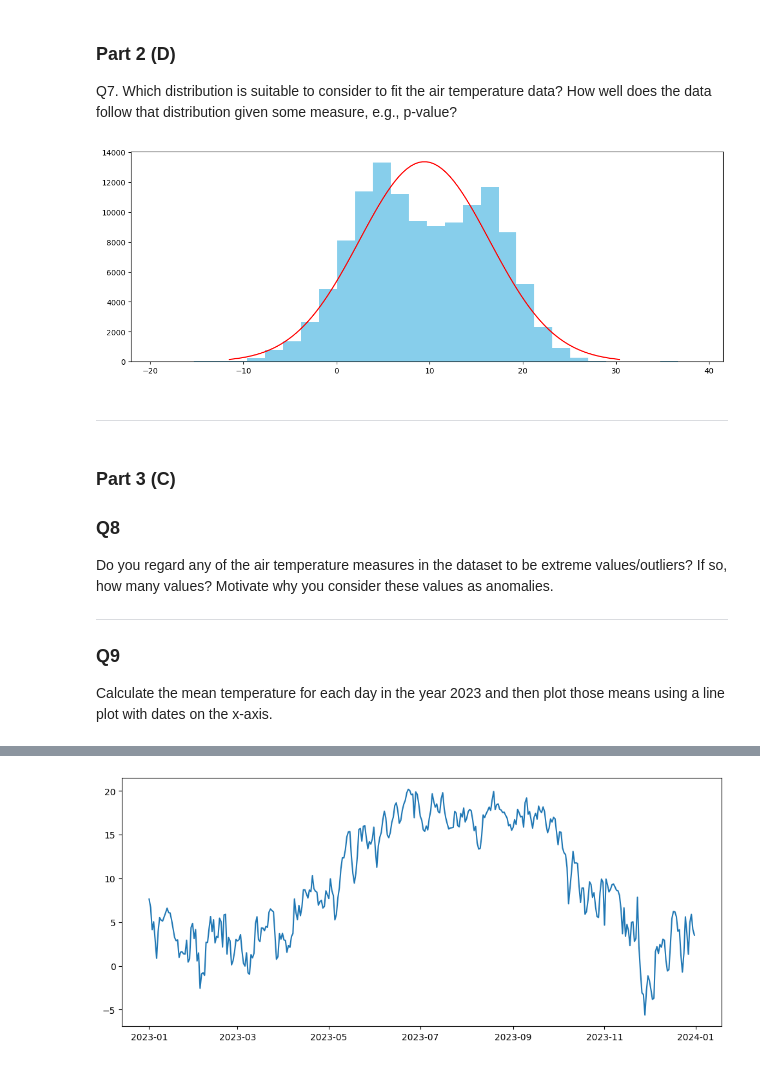
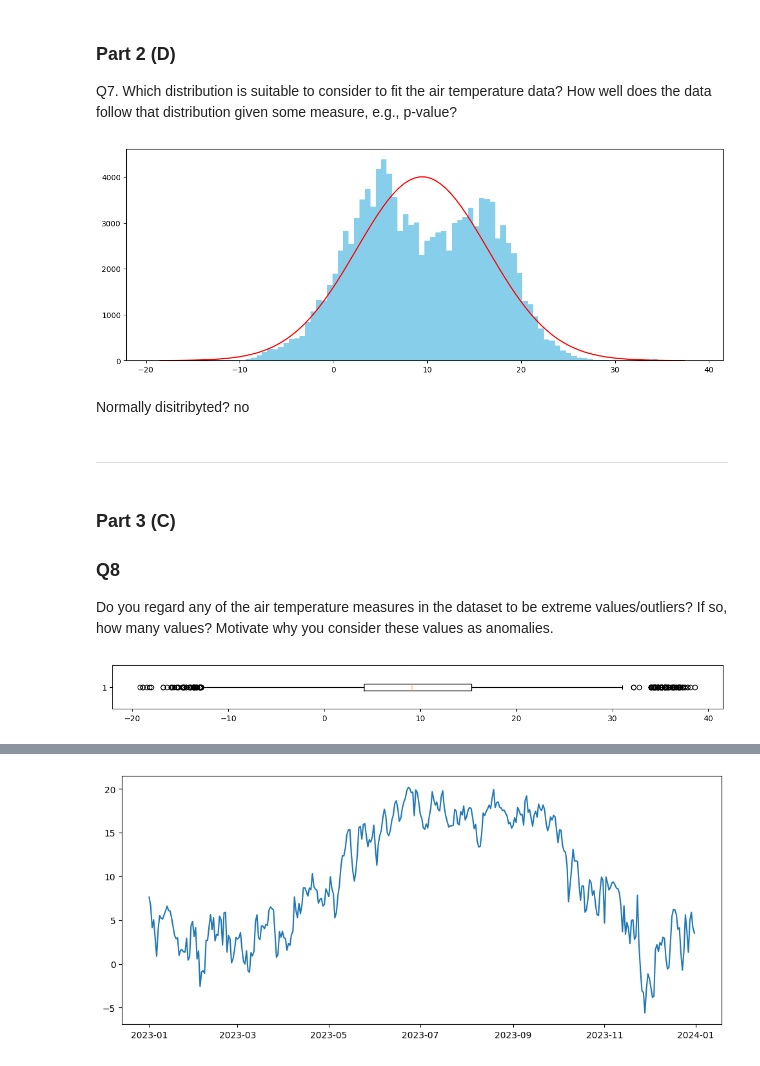
Before and after one commit to Globose/dv1597, a Jupyter notebook: a1/book.ipynb, the cells around one changed output, grey strips where cells are left out. Saved outputs shown, nothing was run; the diff lists cells and outputs as text; code cells hidden in the pictures.

```diff
--- a/a1/book.ipynb
+++ b/a1/book.ipynb
@@ -104,0 +64,27 @@ Missing timestamps: 694
+# %%
+# # Missing values investigation
+df = df_original.copy()
+
+# Remove duplicates
+df = df.drop_duplicates().reset_index(drop=True)
+
+# Convert date and time to one datetime column
+df['Time'] = df['Datum']+" "+df['Tid (UTC)']
+df['Time'] = pd.to_datetime(df['Time'])
+
+# Remove old time data
+df = df.drop('Datum', axis=1)
+df = df.drop('Tid (UTC)',axis=1)
+
+# Create a date range from first to last timestamp
+start = df.iloc[0]
+end = df.iloc[len(df)-1]
+dates = pd.date_range(start=start['Time'], end=end['Time'], freq='1h')
+
+# Count missing timestamps
+missing = len(dates)-len(df)
+print("Missing timestamps:",missing)
+
+# Add missing timestamps
+df = df.set_index('Time').reindex(dates).reset_index()
+df.columns = ['Time', 'Lufttemperatur']
@@ -145,8 +134,8 @@ def estimate(index):
     return mean
 
 for i, row in df.iterrows():
-    if math.isnan(row['Lufttemperatur']):
-        date = row['Datum']
+    if pd.isnull(row['Lufttemperatur']):
+        time = row['Time']
         before = df.iloc[i-1]['Lufttemperatur']
         after = df.iloc[i+1]['Lufttemperatur']
 
@@ -211,19 +200,21 @@ Q7. Which distribution is suitable to consider to fit the air temperature data?
 # %%
 fig = mpl.figure(figsize=(14,5))
 ax = fig.add_subplot()
-num_bins = 30
+num_bins = 100
 ax.hist(df['Lufttemperatur'], bins=num_bins, label="Datatata", linewidth=3, color='skyblue')
 
 bin_width = (df['Lufttemperatur'].max() - df['Lufttemperatur'].min()) / num_bins
-mu = df['Lufttemperatur'].mean()
-sigma = df['Lufttemperatur'].std()
+mean = df['Lufttemperatur'].mean()
+std = df['Lufttemperatur'].std()
 
-x = np.linspace(mu - 3*sigma, mu + 3*sigma, 100)
+x = np.linspace(mean - 4*std, mean + 4*std, 100)
 
-mpl.plot(x, stats.norm.pdf(x, mu, sigma)*len(df)*bin_width, color='red')
+mpl.plot(x, stats.norm.pdf(x, mean, std)*len(df)*bin_width, color='red')
 mpl.show()
 # %% [output]
-[figure, old version]
+[figure, new version]
+# %% [markdown]
+Normally disitribyted? no
 # %% [markdown]
 ***
 # %% [markdown]
@@ -232,9 +223,13 @@ mpl.show()
 ### Q8
 Do you regard any of the air temperature measures in the dataset to be extreme values/outliers? If so, how many values? Motivate why you
 consider these values as anomalies.
-
-
-***
-
-### Q9
-Calculate the mean temperature for each day in the year 2023 and then plot those means using a line plot with dates on the x-axis.
+# %%
+fig_o = mpl.figure(figsize=(14,1))
+ax = fig_o.add_subplot(1,1,1)
+ax.boxplot(df['Lufttemperatur'], vert=False)
+mpl.show()
+
+mean = df['Lufttemperatur'].mean()
+std = df['Lufttemperatur'].std()
+# %% [output]
+[figure, added]
```
Also changed, not shown: parts of 5 cells of this notebook, 1 other file.
